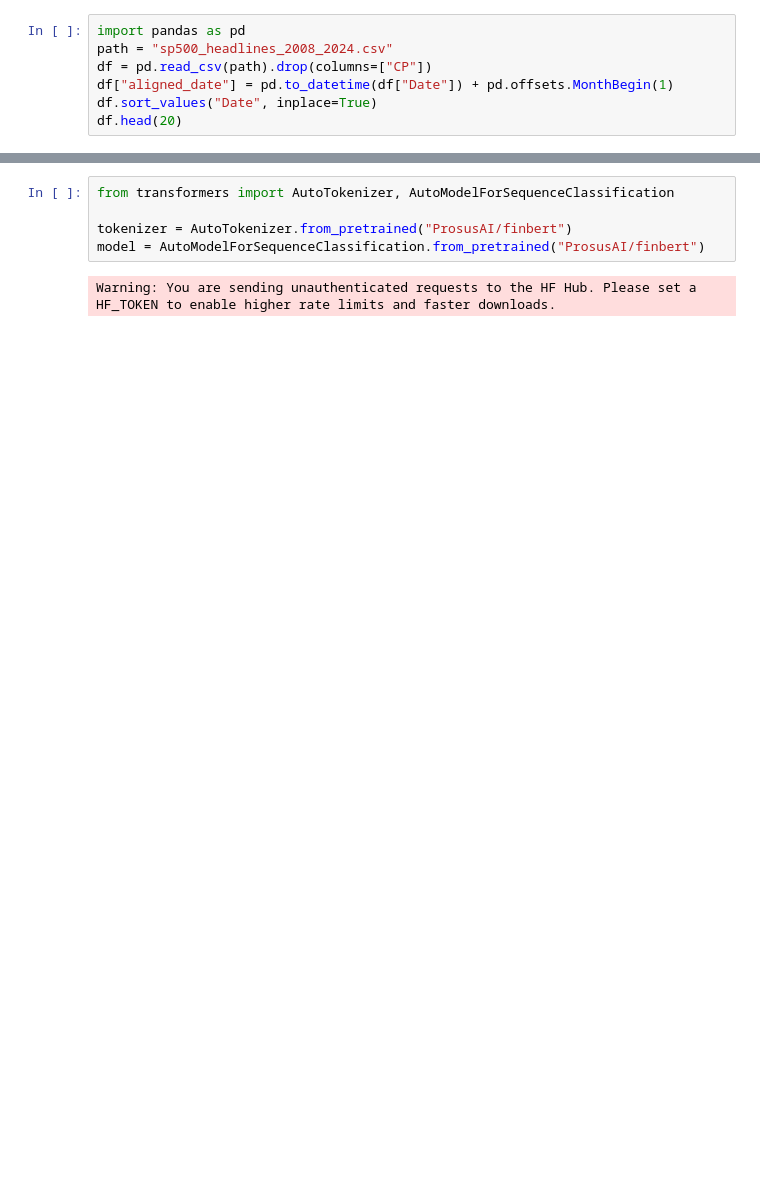
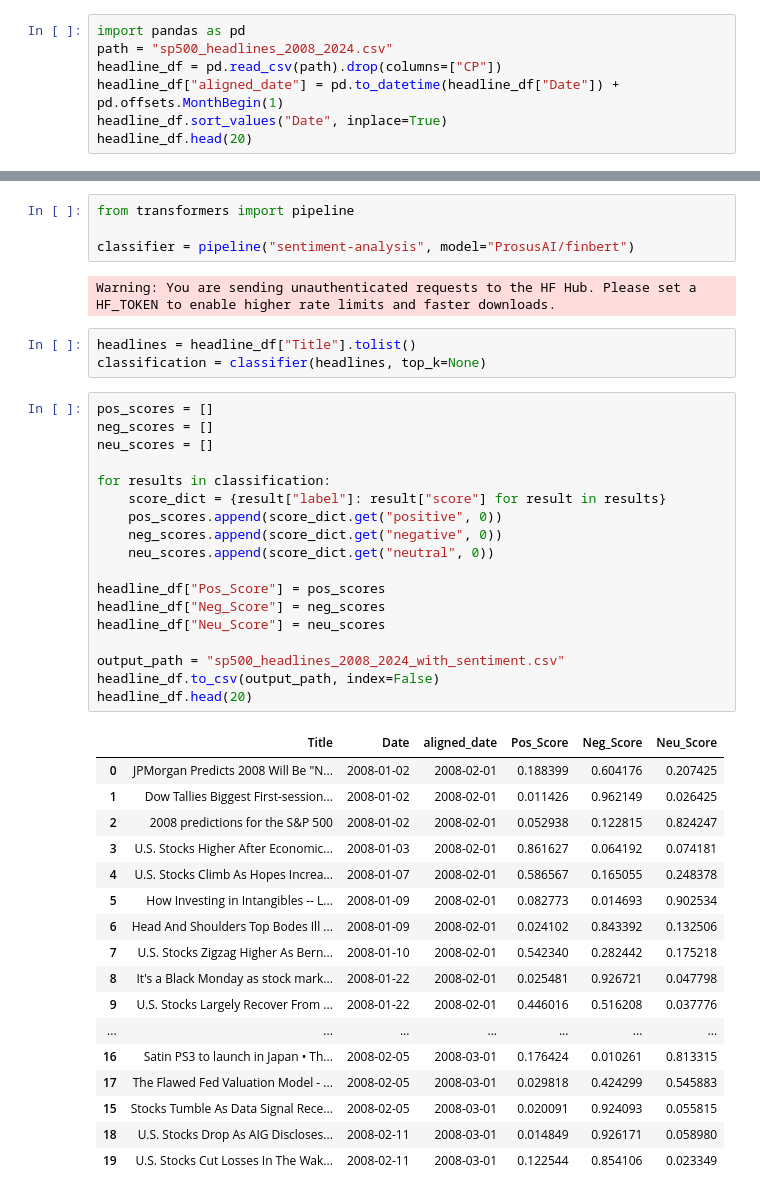
Before and after one commit to pearchew/recession_lookback, a Jupyter notebook: notebooks/02_soft_data_ingestion_and_training.ipynb, the cells around one changed output, grey strips where cells are left out. Cells and saved outputs as stored; diff of their text form; blank space fills up the shorter version.

```diff
--- a/notebooks/02_soft_data_ingestion_and_training.ipynb
+++ b/notebooks/02_soft_data_ingestion_and_training.ipynb
@@ -21,10 +21,10 @@ Note: you may need to restart the kernel to use updated packages.
 # %%
 import pandas as pd
 path = "sp500_headlines_2008_2024.csv"
-df = pd.read_csv(path).drop(columns=["CP"])
-df["aligned_date"] = pd.to_datetime(df["Date"]) + pd.offsets.MonthBegin(1)
-df.sort_values("Date", inplace=True)
-df.head(20)
+headline_df = pd.read_csv(path).drop(columns=["CP"])
+headline_df["aligned_date"] = pd.to_datetime(headline_df["Date"]) + pd.offsets.MonthBegin(1)
+headline_df.sort_values("Date", inplace=True)
+headline_df.head(20)
 # %% [output]
 |  | Title | Date | aligned_date |
 | 0 | JPMorgan Predicts 2008 Will Be "N... | 2008-01-02 | 2008-02-01 |
@@ -44,9 +44,47 @@ df.head(20)
 | 18 | U.S. Stocks Drop As AIG Discloses... | 2008-02-11 | 2008-03-01 |
 | 19 | U.S. Stocks Cut Losses In The Wak... | 2008-02-11 | 2008-03-01 |
 # %%
-from transformers import AutoTokenizer, AutoModelForSequenceClassification
+from transformers import pipeline
 
-tokenizer = AutoTokenizer.from_pretrained("ProsusAI/finbert")
-model = AutoModelForSequenceClassification.from_pretrained("ProsusAI/finbert")
+classifier = pipeline("sentiment-analysis", model="ProsusAI/finbert")
 # %% [output]
 Warning: You are sending unauthenticated requests to the HF Hub. Please set a HF_TOKEN to enable higher rate limits and faster downloads.
+# %%
+headlines = headline_df["Title"].tolist()
+classification = classifier(headlines, top_k=None)
+# %%
+pos_scores = []
+neg_scores = []
+neu_scores = []
+
+for results in classification:
+    score_dict = {result["label"]: result["score"] for result in results}
+    pos_scores.append(score_dict.get("positive", 0))
+    neg_scores.append(score_dict.get("negative", 0))
+    neu_scores.append(score_dict.get("neutral", 0))
+
+headline_df["Pos_Score"] = pos_scores
+headline_df["Neg_Score"] = neg_scores
+headline_df["Neu_Score"] = neu_scores
+
+output_path = "sp500_headlines_2008_2024_with_sentiment.csv"
+headline_df.to_csv(output_path, index=False)
+headline_df.head(20)
+# %% [output]
+|  | Title | Date | aligned_date | Pos_Score | Neg_Score | Neu_Score |
+| 0 | JPMorgan Predicts 2008 Will Be "N... | 2008-01-02 | 2008-02-01 | 0.188399 | 0.604176 | 0.207425 |
+| 1 | Dow Tallies Biggest First-session... | 2008-01-02 | 2008-02-01 | 0.011426 | 0.962149 | 0.026425 |
+| 2 | 2008 predictions for the S&P 500 | 2008-01-02 | 2008-02-01 | 0.052938 | 0.122815 | 0.824247 |
+| 3 | U.S. Stocks Higher After Economic... | 2008-01-03 | 2008-02-01 | 0.861627 | 0.064192 | 0.074181 |
+| 4 | U.S. Stocks Climb As Hopes Increa... | 2008-01-07 | 2008-02-01 | 0.586567 | 0.165055 | 0.248378 |
+| 5 | How Investing in Intangibles -- L... | 2008-01-09 | 2008-02-01 | 0.082773 | 0.014693 | 0.902534 |
+| 6 | Head And Shoulders Top Bodes Ill ... | 2008-01-09 | 2008-02-01 | 0.024102 | 0.843392 | 0.132506 |
+| 7 | U.S. Stocks Zigzag Higher As Bern... | 2008-01-10 | 2008-02-01 | 0.542340 | 0.282442 | 0.175218 |
+| 8 | It's a Black Monday as stock mark... | 2008-01-22 | 2008-02-01 | 0.025481 | 0.926721 | 0.047798 |
+| 9 | U.S. Stocks Largely Recover From ... | 2008-01-22 | 2008-02-01 | 0.446016 | 0.516208 | 0.037776 |
+| ... | ... | ... | ... | ... | ... | ... |
+| 16 | Satin PS3 to launch in Japan • Th... | 2008-02-05 | 2008-03-01 | 0.176424 | 0.010261 | 0.813315 |
+| 17 | The Flawed Fed Valuation Model - ... | 2008-02-05 | 2008-03-01 | 0.029818 | 0.424299 | 0.545883 |
+| 15 | Stocks Tumble As Data Signal Rece... | 2008-02-05 | 2008-03-01 | 0.020091 | 0.924093 | 0.055815 |
+| 18 | U.S. Stocks Drop As AIG Discloses... | 2008-02-11 | 2008-03-01 | 0.014849 | 0.926171 | 0.058980 |
+| 19 | U.S. Stocks Cut Losses In The Wak... | 2008-02-11 | 2008-03-01 | 0.122544 | 0.854106 | 0.023349 |
```
Also changed, not shown: parts of 17 cells of this notebook, 2 other files.
